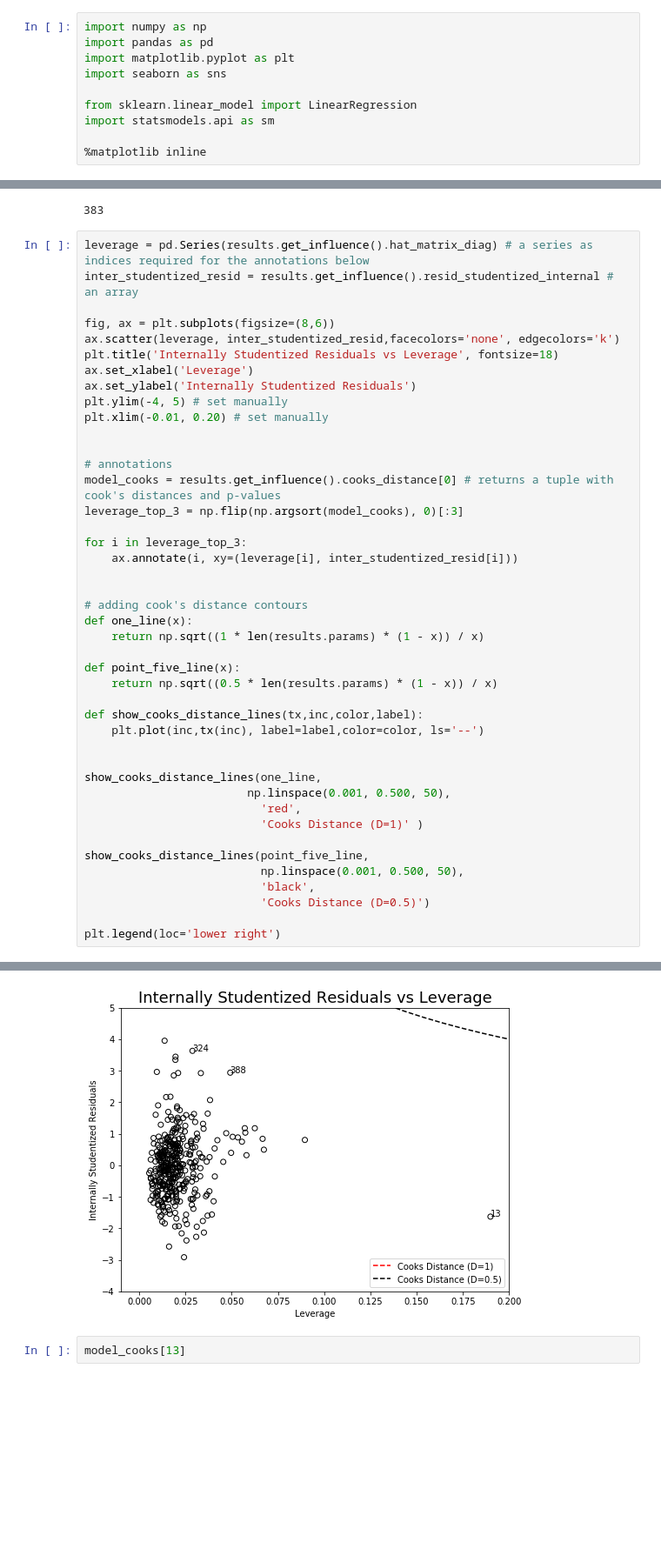
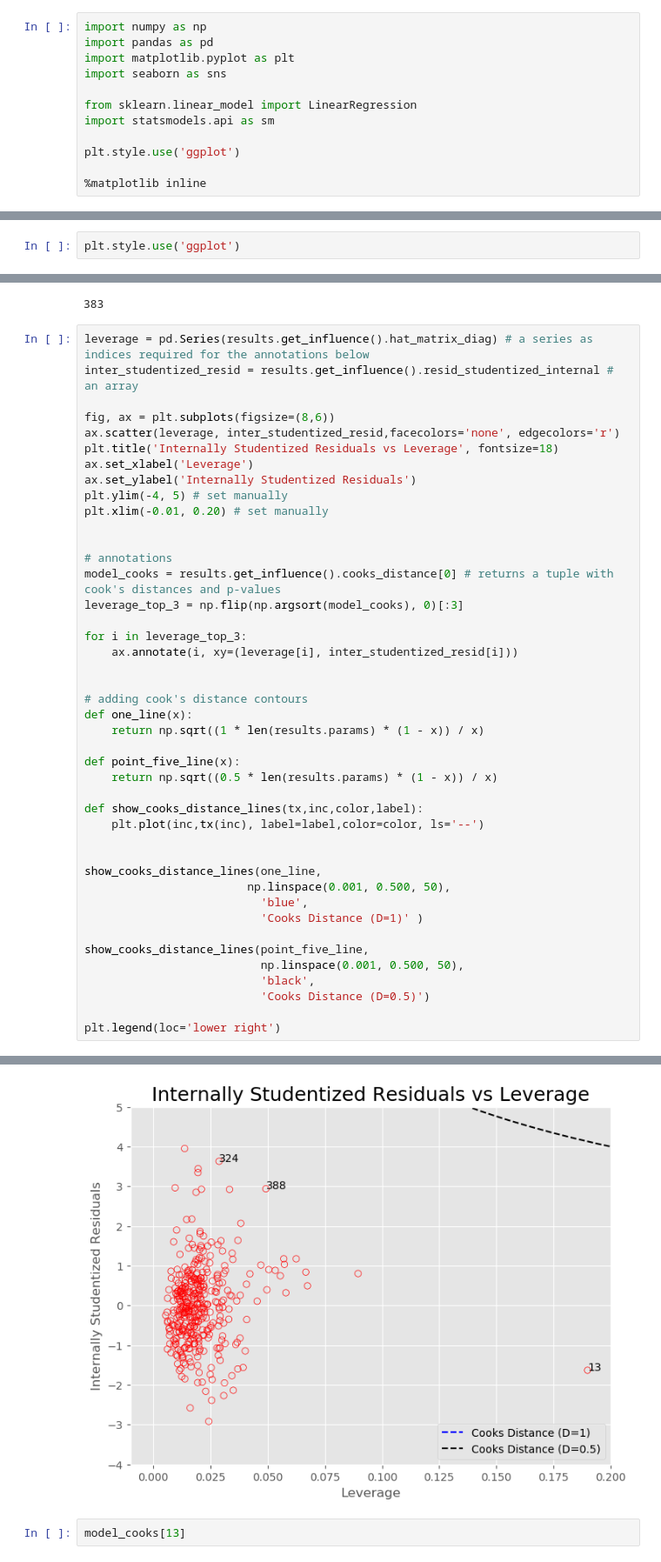
Before and after one commit to pi00trek/stats-ml, a Jupyter notebook: ISLR/3. linear regression - islr.ipynb, the cells around one changed output, grey strips where cells are left out. Shown at 87% size. Cells and saved outputs as stored; diff of their text form; blank space fills up the shorter version.

```diff
--- a/ISLR/3. linear regression - islr.ipynb
+++ b/ISLR/3. linear regression - islr.ipynb
@@ -7,6 +7,8 @@ import seaborn as sns
 from sklearn.linear_model import LinearRegression
 import statsmodels.api as sm
 
+plt.style.use('ggplot')
+
 %matplotlib inline
 # %% [markdown]
 ## Loading and cleaning data
@@ -428,5 +430,7 @@ sns.pairplot(df)
 # %% [markdown]
 (b) Compute the matrix of correlations between the variables.
+# %%
+plt.style.use('ggplot')
 # %%
 df.corr()
 # %% [output]
@@ -557,7 +562,7 @@ leverage = pd.Series(results.get_influence().hat_matrix_diag) # a series as indi
 inter_studentized_resid = results.get_influence().resid_studentized_internal # an array
 
 fig, ax = plt.subplots(figsize=(8,6))
-ax.scatter(leverage, inter_studentized_resid,facecolors='none', edgecolors='k')
+ax.scatter(leverage, inter_studentized_resid,facecolors='none', edgecolors='r')
 plt.title('Internally Studentized Residuals vs Leverage', fontsize=18)
 ax.set_xlabel('Leverage')
 ax.set_ylabel('Internally Studentized Residuals')
@@ -569,35 +574,35 @@ plt.xlim(-0.01, 0.20) # set manually
 model_cooks = results.get_influence().cooks_distance[0] # returns a tuple with cook's distances and p-values
 leverage_top_3 = np.flip(np.argsort(model_cooks), 0)[:3]
 
 for i in leverage_top_3:
     ax.annotate(i, xy=(leverage[i], inter_studentized_resid[i]))
 
 
 # adding cook's distance contours
 def one_line(x):
     return np.sqrt((1 * len(results.params) * (1 - x)) / x)
 
 def point_five_line(x):
     return np.sqrt((0.5 * len(results.params) * (1 - x)) / x)
 
 def show_cooks_distance_lines(tx,inc,color,label):
     plt.plot(inc,tx(inc), label=label,color=color, ls='--')
 
 
 show_cooks_distance_lines(one_line,
                         np.linspace(0.001, 0.500, 50),
-                          'red',
+                          'blue',
                           'Cooks Distance (D=1)' )
 
 show_cooks_distance_lines(point_five_line,
                           np.linspace(0.001, 0.500, 50),
                           'black',
                           'Cooks Distance (D=0.5)')
 
 plt.legend(loc='lower right')
 # %% [output]
 <matplotlib.legend.Legend at 0x...>
-[figure, old version]
+[figure, new version]
 # %%
 model_cooks[13]
 # %% [output]
```
Also changed, not shown: parts of 82 cells of this notebook.
